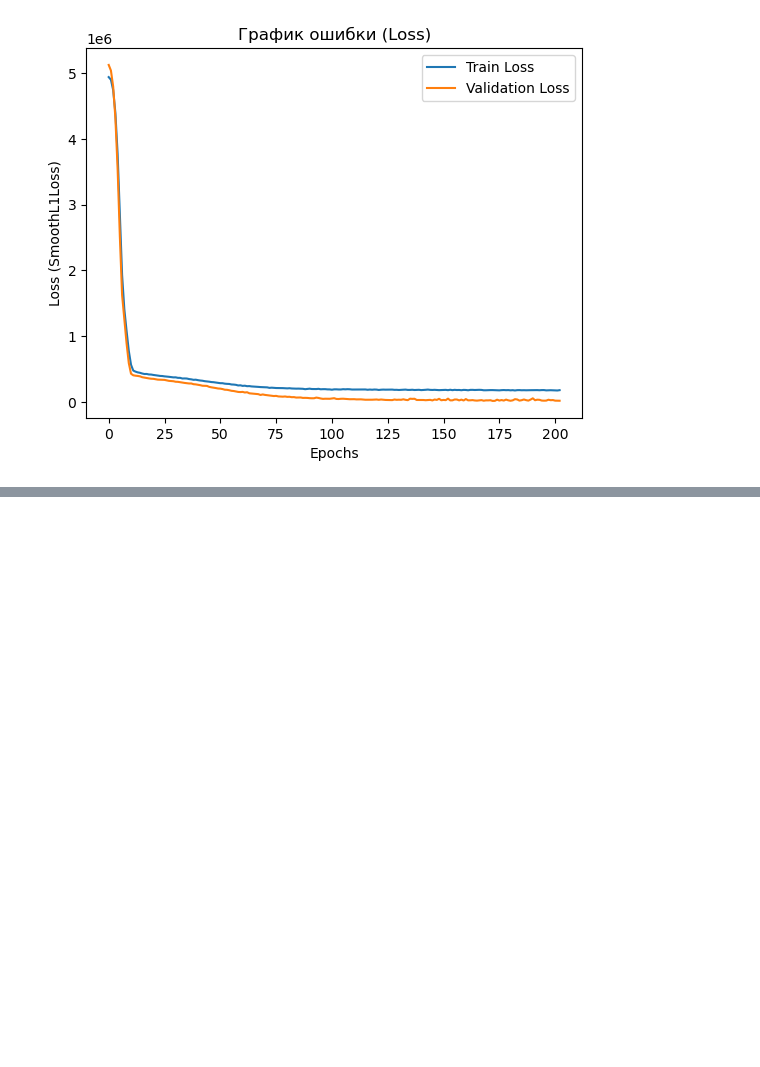
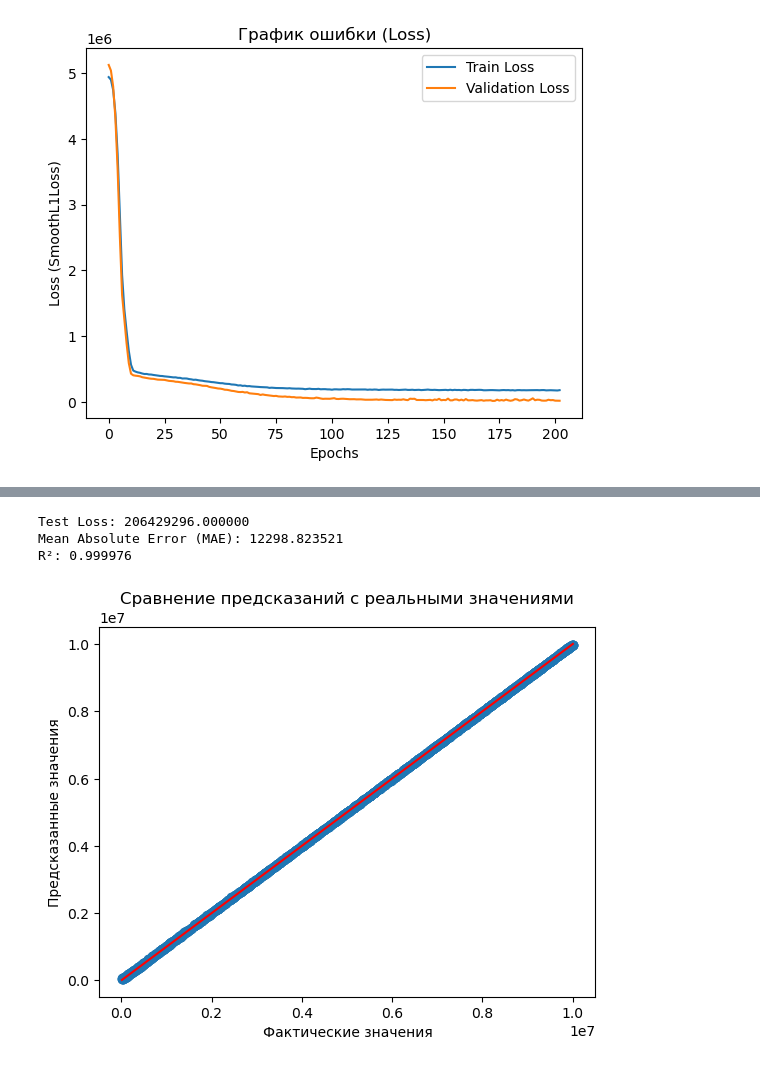
Before and after one commit to Saatarko/HomeworkDS, a Jupyter notebook: Homework_torch_paris.ipynb, the cells around one changed output, grey strips where cells are left out. Saved outputs shown, nothing was run; the diff lists cells and outputs as text; code cells hidden in the pictures; blank space fills up the shorter version.

Commit message:
add homewwork_torch_paris

```diff
--- a/Homework_torch_paris.ipynb
+++ b/Homework_torch_paris.ipynb
@@ -672,0 +794,19 @@ plt.show()
+# %%
+class ParisDataset(Dataset):
+    def __init__(self, X, y=None):
+        self.X = X
+        self.y = y
+
+    def __len__(self):
+        return len(self.X)
+
+    def __getitem__(self, idx):
+        if self.y is not None:
+            # Возвращаем как тензоры
+            return self.X[idx].float(), self.y[idx].float()
+        return self.X[idx].float()
+
+# Создаём датасеты
+train_dataset_final = ParisDataset(X_train_tensor_final, y_train_tensor_final)
+val_dataset_final = ParisDataset(X_val_tensor_final, y_val_tensor_final)
+test_dataset_final = ParisDataset(X_test_tensor_final, y_test_tensor_final)
@@ -672,0 +977,52 @@ plt.show()
+# %%
+# Переводим модель в режим оценки
+model_final.eval()
+
+# Переменная для хранения общей потери
+test_loss = 0.0
+n_samples = 0
+
+# Переменные для расчетов MAE и R²
+y_true = torch.tensor(y_test_final.values)  # Преобразуем pandas.Series в torch.Tensor
+y_pred = []
+
+# Включаем отключение градиентов
+with torch.no_grad():
+    # Предсказания
+    y_pred_tensor = model_final(X_test_tensor_final.to(device))
+    y_pred_tensor = y_pred_tensor.cpu().numpy()  # Переводим предсказания в numpy
+    y_pred = y_pred_tensor
+
+    # Вычисляем тестовую потерю
+    criterion = nn.MSELoss()  # Потери для регрессии
+    loss = criterion(torch.tensor(y_pred), y_test_tensor_final)  # Включаем реальное y
+    test_loss += loss.item() * y_test_tensor_final.size(0)  # Умножаем на размер батча
+    n_samples += y_test_tensor_final.size(0)
+
+    # Средняя потеря
+    avg_test_loss = test_loss / n_samples
+
+# Вычисляем MAE и R²
+mae = mean_absolute_error(y_true.numpy(), y_pred)  # Конвертируем y_true в numpy
+r2 = r2_score(y_true.numpy(), y_pred)
+
+# Выводим среднюю потерю, MAE и R²
+print(f"Test Loss: {avg_test_loss:.6f}")
+print(f"Mean Absolute Error (MAE): {mae:.6f}")
+print(f"R²: {r2:.6f}")
+
+# Строим график
+plt.scatter(y_true.numpy(), y_pred)
+plt.xlabel('Фактические значения')
+plt.ylabel('Предсказанные значения')
+plt.title('Сравнение предсказаний с реальными значениями')
+
+# Линия идеального предсказания
+plt.plot([min(y_true.numpy()), max(y_true.numpy())], [min(y_true.numpy()), max(y_true.numpy())], color='red')
+
+plt.show()
+# %% [output]
+Test Loss: 206429296.000000
+Mean Absolute Error (MAE): 12298.823521
+R²: 0.999976
+[figure, added]
```
Also changed, not shown: parts of 38 cells of this notebook, 11 other files.
